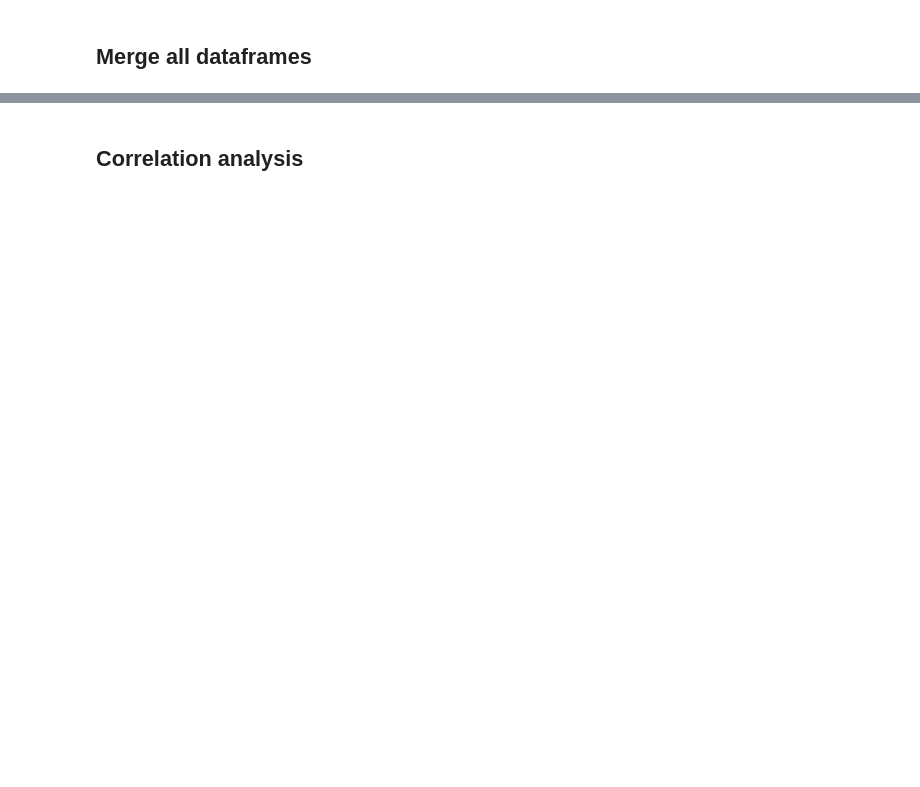
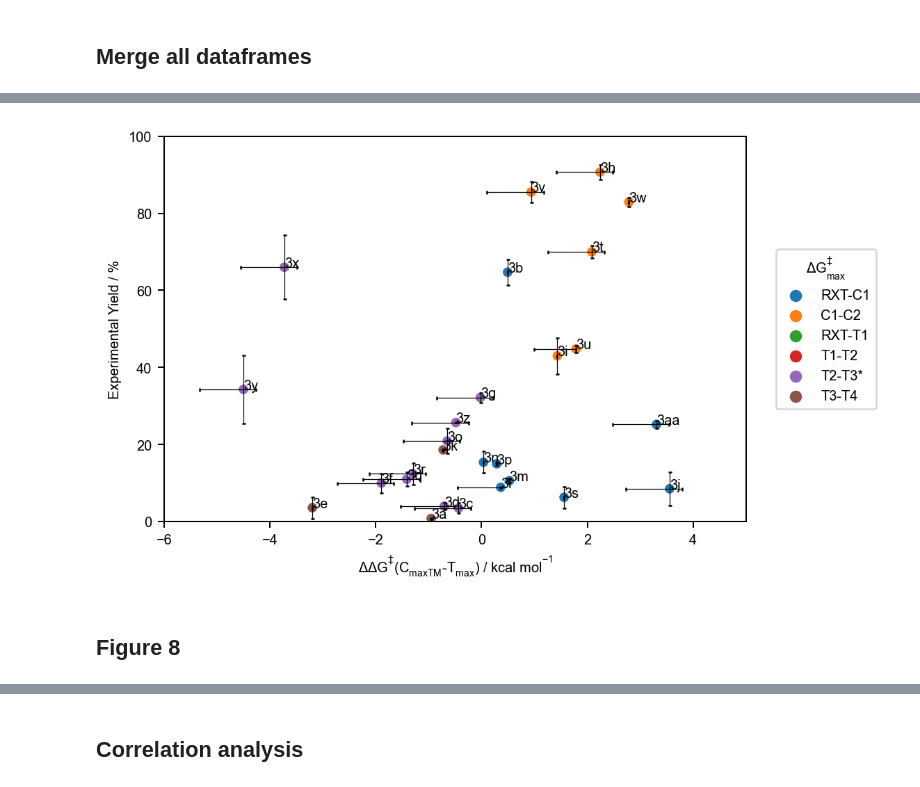
Before and after one commit to chertianser/pdcatpdb-code, a Jupyter notebook: microkinetic_simulations.ipynb, the cells around one changed output, grey strips where cells are left out. Saved outputs shown, nothing was run; the diff lists cells and outputs as text; code cells hidden in the pictures; blank space fills up the shorter version.

```diff
--- a/microkinetic_simulations.ipynb
+++ b/microkinetic_simulations.ipynb
@@ -560,11 +612,15 @@ if stitch:
 def get_second_order_barrier_correction(concentration, temperature):
     return math.log(1/concentration)*temperature*8.314/1000/4.184
 
-def get_barrier_for_target_yield(barrier_change, equiv, target):
-    concentrations_dict = {'naphboh2': 0.02, '99-l2pd2oh4': 0.001} # units are in M
+def get_barrier_for_target_yield(barrier_change, equiv, target, D_NAME='simplified'):
+    concentrations_dict = {'naphboh2': 0.02, '100-l2pd2oh4': 0.001} # units are in M
     concentrations_dict['h2o'] = concentrations_dict['naphboh2']*equiv
-    cs, df = get_mk_file(D_NAME='theoretical', mk_params={'MK_TFIN': 1E+7, 'MK_TREP': 1E+4, 'MK_DT': 1E+3}, concentrations_dict=concentrations_dict, barrier_change=barrier_change)
-    comp_yield = get_mk_profile(D_NAME='theoretical', cs=cs, df=df, concentrations_dict=concentrations_dict, desired_traces="", plot=False)
+    mk_params = {'MK_TFIN': 1E+6}
+    mk_params['MK_TREP'] = mk_params['MK_TFIN']/1E+1
+    mk_params['MK_DT'] = mk_params['MK_TFIN']/1E+2
+    barrier_change = {'rxt-c2': barrier_change}
+    _, df = get_mk_file(D_NAME=D_NAME, mk_params=mk_params, concentrations_dict=concentrations_dict, barrier_change=barrier_change)
+    comp_yield = df['naph-t'].iloc[-1]
     return comp_yield-target
 # %%
 obtain_ddg_curves = False
@@ -719,6 +738,8 @@ if dataframe_merge:
     barrier_df = pd.read_csv("all_barriers.csv")
     barrier_df.rename(columns={"group": "ligand_name"}, inplace=True)
     barrier_df['exp_name'] = barrier_df.apply(lambda row: row['ligand_name'].split('-')[0], axis=1)
+    barrier_df['ddG_corr_3.5_minus'] = barrier_df['ddG_corr_3.5'] - barrier_df['ddG_corr_1.0']
+    barrier_df['ddG_corr_3.5_plus'] = barrier_df['ddG_corr_5.0'] - barrier_df['ddG_corr_3.5']
     mk_params_df = pd.read_csv("autotuned_microkinetic_parameters.csv")
     mk_pivoted_df = mk_params_df.pivot(index='ligand_name', columns='microkinetic_type',
                     values=['comp_yield_1.0', 'comp_yield_3.5', 'comp_yield_5.0', 'barrier_tuning_to_parity'])
@@ -734,12 +755,12 @@ if dataframe_merge:
     barrier_df.to_csv("full_processed_data.csv", index=False)
     nice_yields_list = ['exp_yield', 'exp_error']
     for equiv in [1.0, 3.5, 5.0]:
-        for mk_type in ['hc', 'main', 'ob', 'p1', 'pd3oac6', 'xa', 'yayb']:
+        for mk_type in ['hc', 'main', 'ob', 'p1', 'pd3oac6', 'yayb']:
             nice_yields_list.append(f'comp_yield_{equiv}_{mk_type}')
     for col in nice_yields_list:
         barrier_df[f"nice_{col}"] = barrier_df[col]*100
 
-    for mk_type in ['hc', 'main', 'ob', 'p1', 'pd3oac6', 'xa', 'yayb']:
+    for mk_type in ['hc', 'main', 'ob', 'p1', 'pd3oac6', 'yayb']:
         barrier_df[f'nice_comp_yield_3.5_{mk_type}_minus'] = barrier_df[f'nice_comp_yield_3.5_{mk_type}'] - barrier_df[f'nice_comp_yield_1.0_{mk_type}']
         barrier_df[f'nice_comp_yield_3.5_{mk_type}_plus'] = barrier_df[f'nice_comp_yield_5.0_{mk_type}'] - barrier_df[f'nice_comp_yield_3.5_{mk_type}']
 else:
@@ -972,0 +786,36 @@ plt.savefig('compvsmaxtc.png', transparent=True, bbox_inches="tight")
+# %%
+fig, ax = plt.subplots(1,1, figsize=(6,4), dpi=180)
+hue_order = ['02-ts-rxt-c1', '04-ts-c1-c2', '12-ts-rxt-t1', '14-ts-t1-t2', '17-ts-t2-t3-corr_3.5', '20-ts-t3-t4']
+equiv = 3.5
+
+x = f'ddG_corr_{equiv}'
+y = 'nice_exp_yield'
+g = sns.scatterplot(x=x, y=y, data=main_barrier_df, hue_order=hue_order, hue=f'max_overall_corr_{equiv}_name', palette='tab10', ax=ax)
+g5 = plt.errorbar(x=x, y=y, xerr=(main_barrier_df[f'ddG_corr_{equiv}_minus'], main_barrier_df[f'ddG_corr_{equiv}_plus']),
+                  yerr='nice_exp_error', data=main_barrier_df, fmt='none', ecolor='black', capsize=1, linewidth=0.5, label='_nolegend_')
+for _, row in main_barrier_df.iterrows():
+    ax.text(row[x]*1.0001, row[y]*1.001, row['exp_name'], fontsize=8,)
+
+ax.set_xlabel('$\Delta\Delta$G$^{\u2021}$(C$_{maxTM}$-T$_{max}$) / kcal mol$^{-1}$')
+ax.set_ylabel('Experimental Yield / %')
+#ax.axvline(0, linestyle='--', color='black', linewidth=0.5)
+ax.set_xlim([-6, 5])
+ax.set_ylim([0, 100])
+handles, labels = plt.gca().get_legend_handles_labels()
+
+
+handles, labels = plt.gca().get_legend_handles_labels()
+order = [0,1,2,3,4,5]
+text_list = plt.legend([handles[idx] for idx in order],[labels[idx] for idx in order], bbox_to_anchor=(1.04,0.5), loc="center left", title="$\Delta$G$^{\u2021}_{max}$").get_texts()
+text_list[0].set_text('RXT-C1')
+text_list[1].set_text('C1-C2')
+text_list[2].set_text('RXT-T1')
+text_list[3].set_text('T1-T2')
+text_list[4].set_text('T2-T3*')
+text_list[5].set_text('T3-T4')
+
+plt.savefig('figures/figure6.png', transparent=True, bbox_inches="tight")
+# %% [output]
+[figure, added]
+# %% [markdown]
+## Figure 8
```
Also changed, not shown: parts of 42 cells of this notebook, 6 other files.
